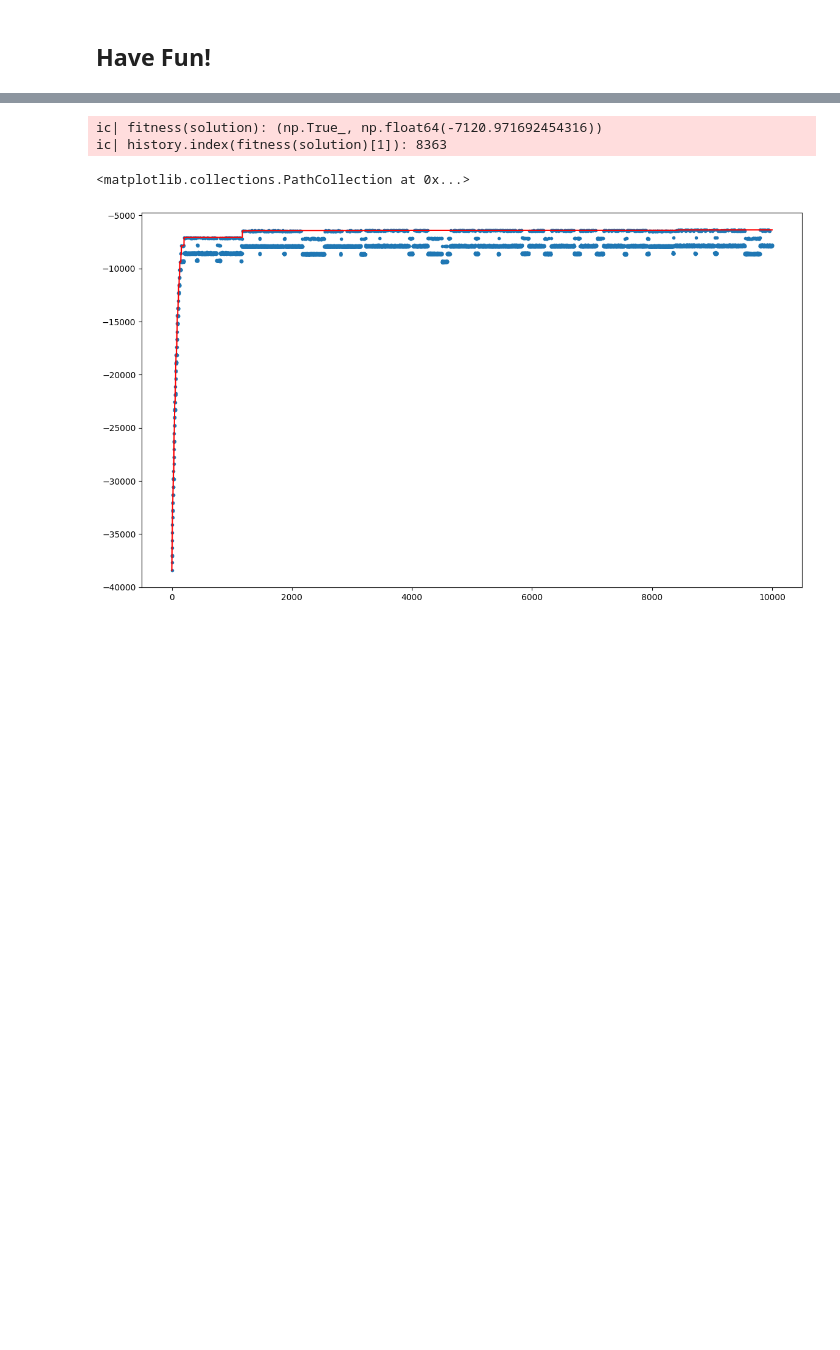
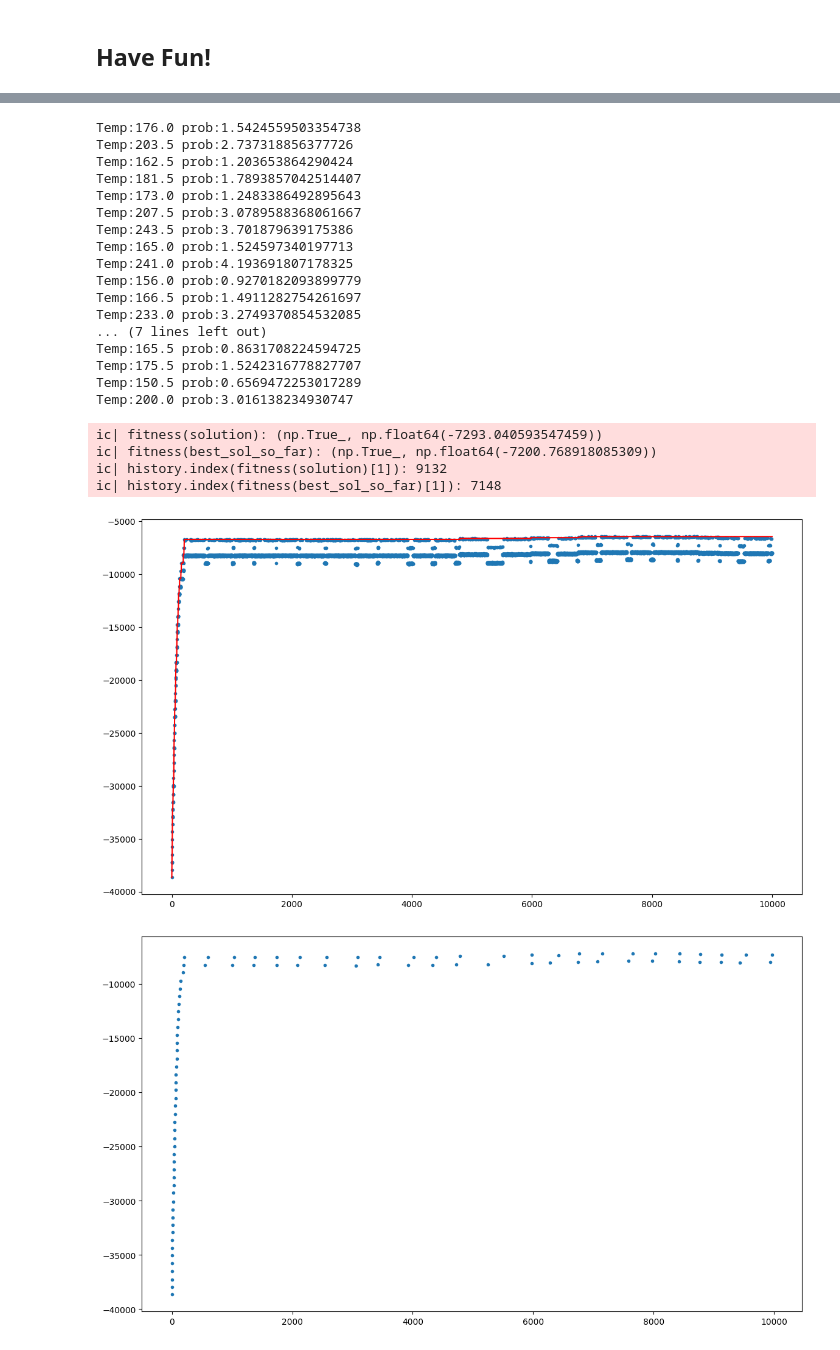
Before and after one commit to GDennis01/CI2024_lab1, a Jupyter notebook: set-cover.ipynb, the cells around one changed output, grey strips where cells are left out. Drawn from its saved outputs; the diff is of its cells as text; code cells hidden in the pictures; blank space fills up the shorter version.

```diff
--- a/set-cover.ipynb
+++ b/set-cover.ipynb
@@ -97,7 +102,8 @@ def simulated_annealing(f_cur_sol:np.ndarray,f_tweaked_sol:np.ndarray,temperatur
     ic(worse_p)
     is_accept = np.random.random() <= worse_p
     ic(is_accept)
-    # print("--")
+    if is_accept:
+        print(f'Temp:{temperature} prob:{worse_p*100}')
     return is_accept
 
 def new_starting_pos(best):
@@ -109,44 +115,82 @@ def new_starting_pos(best):
 solution = rng.random(NUM_SETS) < 0.5
 solution_fitness = fitness(solution)
 history=[solution_fitness[1]]
+# history_accepted =[solution_fitness[1]]
+history_accepted =[(0,solution_fitness[1])]
 
 STARTING_VALUE_TEMP = 0.5
+# STARTING_VALUE_TEMP = 0.00001
 temperature = STARTING_VALUE_TEMP
 temp_threshold_restart = temperature*10
+INC_VALUE = STARTING_VALUE_TEMP
 
-INC_VALUE = STARTING_VALUE_TEMP
 best_sol_so_far = solution
 # tweak=multiple_mutation_tweak
 ic.disable()
 for steps in tqdm(range(N_STEPS)):
     # print(f'Iterazione {steps}--------')
     new_solution = tweak(solution)
     ic(solution)
     ic(new_solution)
     f_newsol = fitness(new_solution)
     history.append(f_newsol[1])
     if  f_newsol>solution_fitness or ( f_newsol[0] and simulated_annealing(solution_fitness[1],f_newsol[1],temperature)) :
+        if f_newsol > fitness(best_sol_so_far):
+            best_sol_so_far = new_solution
         solution=new_solution
         solution_fitness =  fitness(solution)
+        history_accepted.append((steps,solution_fitness[1]))
         # temperature= temperature -INC_VALUE if temperature >=0.1 else temperature
         temperature = STARTING_VALUE_TEMP
         ic(fitness(new_solution))
     else:
         temperature+= INC_VALUE
 
     # print(f'--------')
 ic.enable()
 ic(fitness(solution))
+ic(fitness(best_sol_so_far))
 ic(history.index(fitness(solution)[1]))
+ic(history.index(fitness(best_sol_so_far)[1]))
 plt.figure(figsize=(14, 8))
 plt.plot(
     range(len(history),),
     [max(history[: i + 1]) for i in range(len(history))],
     color="red",
 )
 plt.scatter(range(len(history)), history, marker=".")
+plt.show()
+
+plt.figure(figsize=(14, 8))
+# plt.plot(
+#     range(len(history_accepted),),
+#     [max(history_accepted[: i + 1]) for i in range(len(history_accepted))],
+#     color="red",
+# )
+# plt.scatter(range(len(history_accepted)), history_accepted, marker=".")
+plt.scatter([elem[0] for elem in history_accepted], [elem[1] for elem in history_accepted] , marker=".")
+plt.show()
 # %% [output]
-ic| fitness(solution): (np.True_, np.float64(-7120.971692454316))
-ic| history.index(fitness(solution)[1]): 8363
+Temp:176.0 prob:1.5424559503354738
+Temp:203.5 prob:2.737318856377726
+Temp:162.5 prob:1.203653864290424
+Temp:181.5 prob:1.7893857042514407
+Temp:173.0 prob:1.2483386492895643
+Temp:207.5 prob:3.0789588368061667
+Temp:243.5 prob:3.701879639175386
+Temp:165.0 prob:1.524597340197713
+Temp:241.0 prob:4.193691807178325
+Temp:156.0 prob:0.9270182093899779
+Temp:166.5 prob:1.4911282754261697
+Temp:233.0 prob:3.2749370854532085
+... (7 lines left out)
+Temp:165.5 prob:0.8631708224594725
+Temp:175.5 prob:1.5242316778827707
+Temp:150.5 prob:0.6569472253017289
+Temp:200.0 prob:3.016138234930747
-<matplotlib.collections.PathCollection at 0x...>
+ic| fitness(solution): (np.True_, np.float64(-7293.040593547459))
+ic| fitness(best_sol_so_far): (np.True_, np.float64(-7200.768918085309))
+ic| history.index(fitness(solution)[1]): 9132
+ic| history.index(fitness(best_sol_so_far)[1]): 7148
-[figure, old version]
+[figure, new version]
+[figure, added]
```
Also changed, not shown: parts of 3 cells of this notebook.
